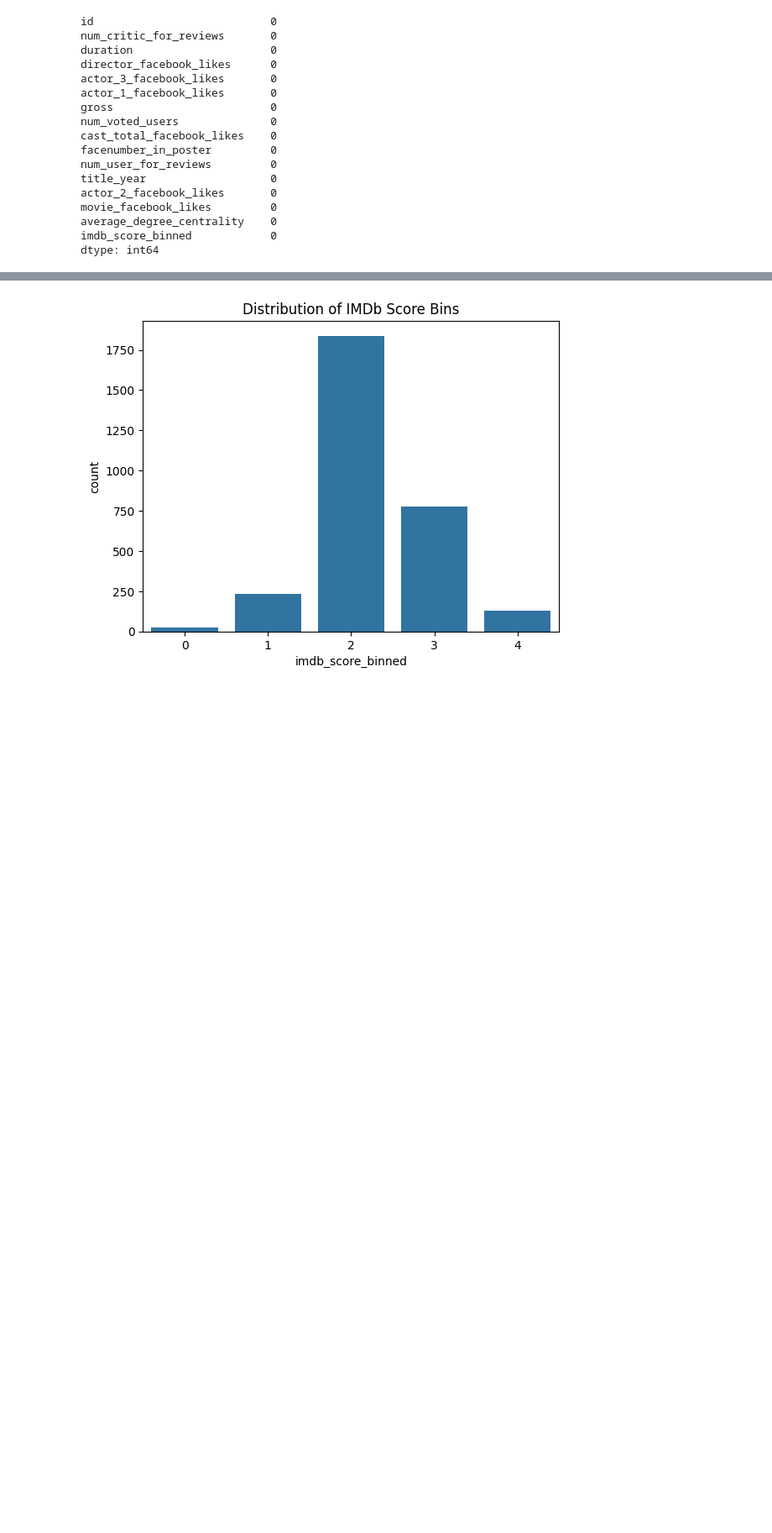
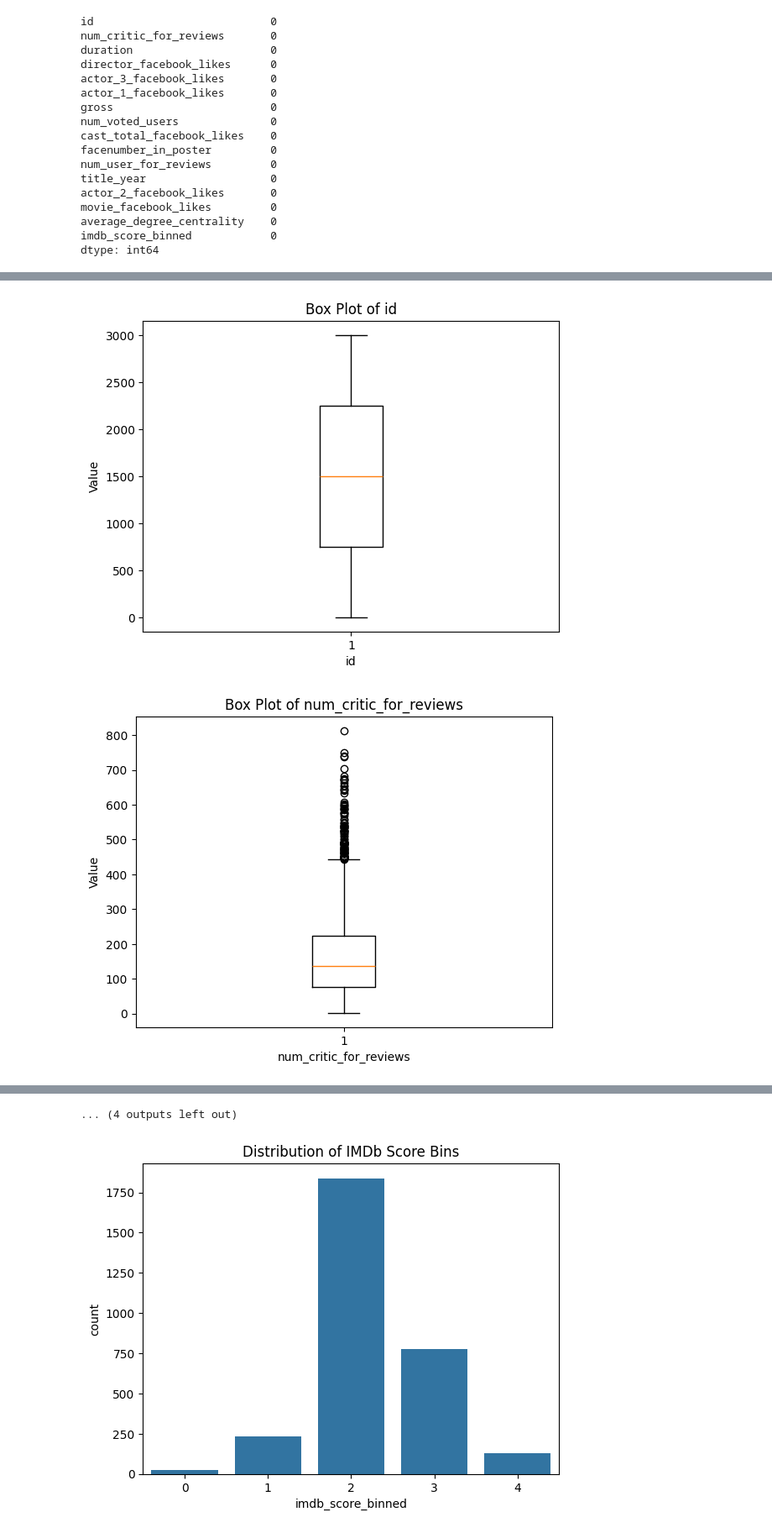
Before and after one commit to jennymai10/movie-rating-prediction, a Jupyter notebook: explore.ipynb, the cells around one changed output, grey strips where cells are left out. Shown at 84% size. Cells and saved outputs as stored; diff of their text form; code cells hidden in the pictures; blank space fills up the shorter version.

```diff
--- a/explore.ipynb
+++ b/explore.ipynb
@@ -68,0 +81,11 @@ dtype: int64
+# %%
+for feature in df.columns:
+  if pd.api.types.is_numeric_dtype(df[feature]):
+    plt.boxplot(df[feature])
+    plt.xlabel(feature)
+    plt.ylabel("Value")
+    plt.title(f"Box Plot of {feature}")
+    plt.show()
+# %% [output]
+[figure, added]
+[figure, added]
@@ -69,3 +102,4 @@ dtype: int64
+... (4 outputs left out)
 # %%
 # Histogram of IMDb score binned
 sns.countplot(x='imdb_score_binned', data=df)
```
Also changed, not shown: parts of 20 cells of this notebook, 1 other file.
